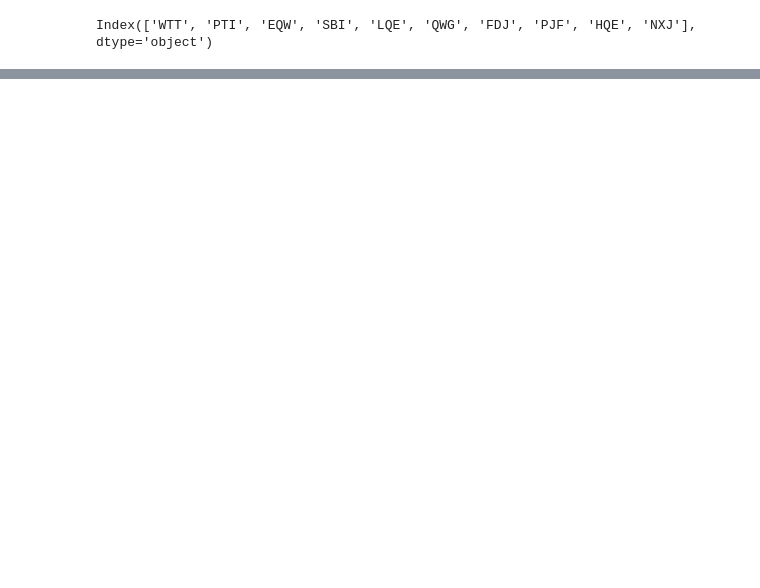
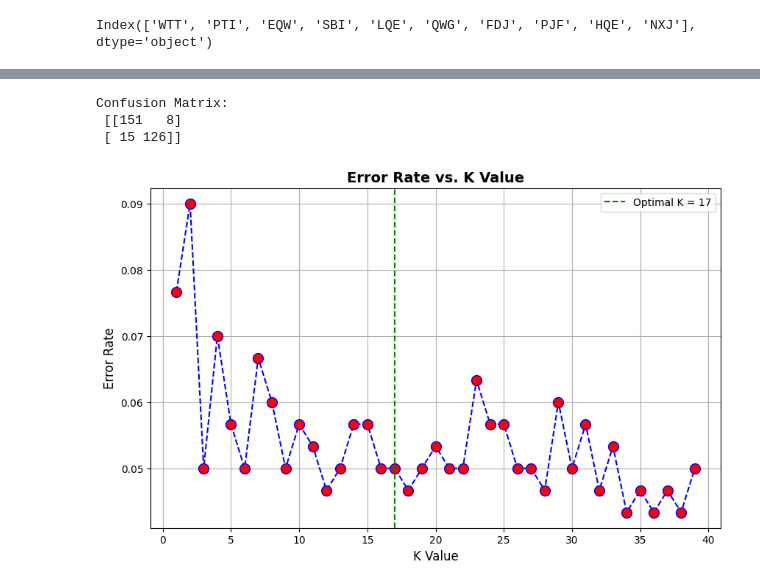
Before and after one commit to mohalkarushikesh/AI-ML-Engineer-Notes, a Jupyter notebook: Python-for-Data-Science-and-Machine-Learning-Bootcamp/KNN/KNN.ipynb, the cells around one changed output, grey strips where cells are left out. Cells and saved outputs as stored; diff of their text form; code cells hidden in the pictures; blank space fills up the shorter version.

```diff
--- a/Python-for-Data-Science-and-Machine-Learning-Bootcamp/KNN/KNN.ipynb
+++ b/Python-for-Data-Science-and-Machine-Learning-Bootcamp/KNN/KNN.ipynb
@@ -20,2 +9,0 @@ from sklearn.preprocessing import StandardScaler
-# %%
-scalar = StandardScaler()
@@ -43,0 +28,4 @@ array([[-0.12354188,  0.18590747, -0.91343069, ..., -1.48236813,
+# %%
+# Fit the scaler to the features (excluding the target column) and transform them
+scalar.fit(df.drop('TARGET CLASS', axis=1))
+scaled_features = scalar.transform(df.drop('TARGET CLASS', axis=1))
@@ -64,0 +52,4 @@ from sklearn.model_selection import train_test_split
+# %%
+# Convert scaled features back into a DataFrame with original column names
+df_feat = pd.DataFrame(scaled_features, columns=df.columns[:-1])
+df_feat.head()
@@ -81,0 +100,7 @@ from sklearn.metrics import classification_report, confusion_matrix
+# %%
+# Print confusion matrix (shows correct & incorrect predictions)
+print("Confusion Matrix:\n", confusion_matrix(y_test, pred))
+# %% [output]
+Confusion Matrix:
+ [[151   8]
+ [ 15 126]]
@@ -81,0 +117,13 @@ from sklearn.metrics import classification_report, confusion_matrix
+# %%
+# ---- Visualizing Error Rate vs. K Value ---- #
+plt.figure(figsize=(10,6))
+plt.plot(range(1, 40), error_rate, color='blue', linestyle='dashed', marker='o', markerfacecolor='red', markersize=10)
+plt.axvline(17, color='green', linestyle='--', label='Optimal K = 17')  # Highlight best K
+plt.xlabel('K Value', fontsize=12)
+plt.ylabel('Error Rate', fontsize=12)
+plt.title('Error Rate vs. K Value', fontsize=14, fontweight='bold')
+plt.legend()
+plt.grid(True)
+plt.show()
+# %% [output]
+[figure, added]
```
Also changed, not shown: parts of 32 cells of this notebook.
